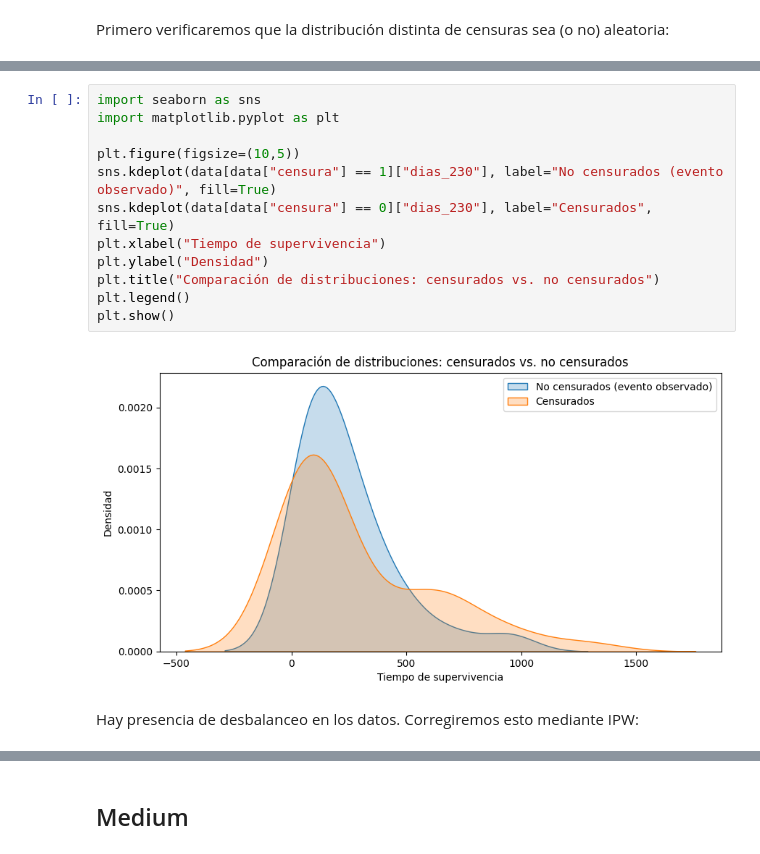
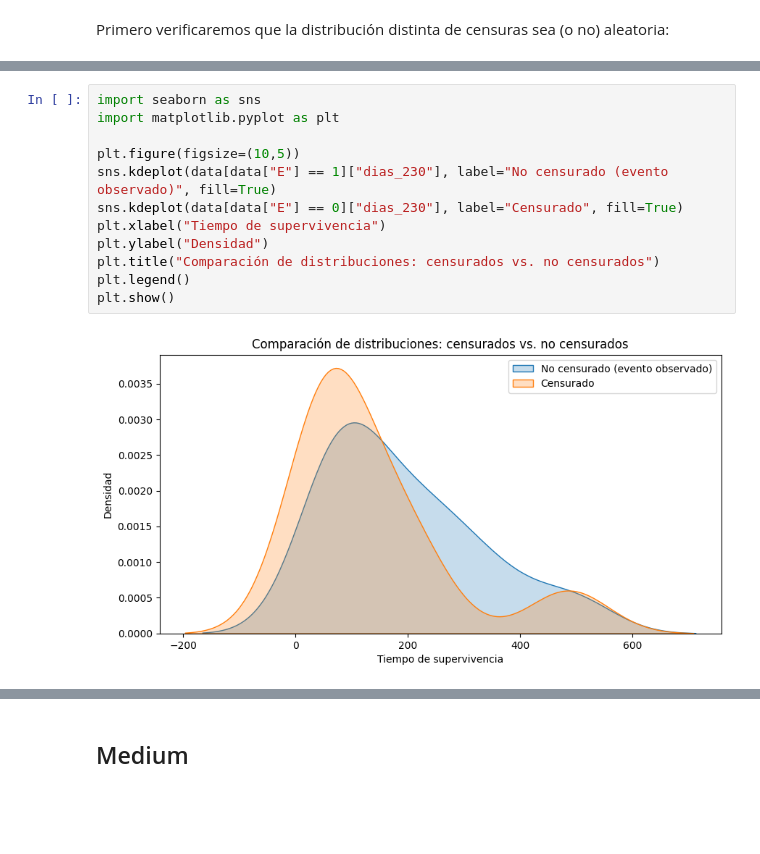
Before and after one commit to fvaldes17/SA, a Jupyter notebook: Modelos/AFT_implementation.ipynb, the cells around one changed output, grey strips where cells are left out. Saved outputs shown, nothing was run; the diff lists cells and outputs as text; blank space fills up the shorter version.

```diff
--- a/Modelos/AFT_implementation.ipynb
+++ b/Modelos/AFT_implementation.ipynb
@@ -62,16 +57,14 @@ Las distribuciones de censurados y no censurados son significativamente diferent
 # %%
 import seaborn as sns
 import matplotlib.pyplot as plt
 
 plt.figure(figsize=(10,5))
-sns.kdeplot(data[data["censura"] == 1]["dias_230"], label="No censurados (evento observado)", fill=True)
-sns.kdeplot(data[data["censura"] == 0]["dias_230"], label="Censurados", fill=True)
+sns.kdeplot(data[data["E"] == 1]["dias_230"], label="No censurado (evento observado)", fill=True)
+sns.kdeplot(data[data["E"] == 0]["dias_230"], label="Censurado", fill=True)
 plt.xlabel("Tiempo de supervivencia")
 plt.ylabel("Densidad")
 plt.title("Comparación de distribuciones: censurados vs. no censurados")
 plt.legend()
 plt.show()
 # %% [output]
-[figure, old version]
+[figure, new version]
-# %% [markdown]
-Hay presencia de desbalanceo en los datos. Corregiremos esto mediante IPW:
```
Also changed, not shown: parts of 10 cells of this notebook, 4 other files.
